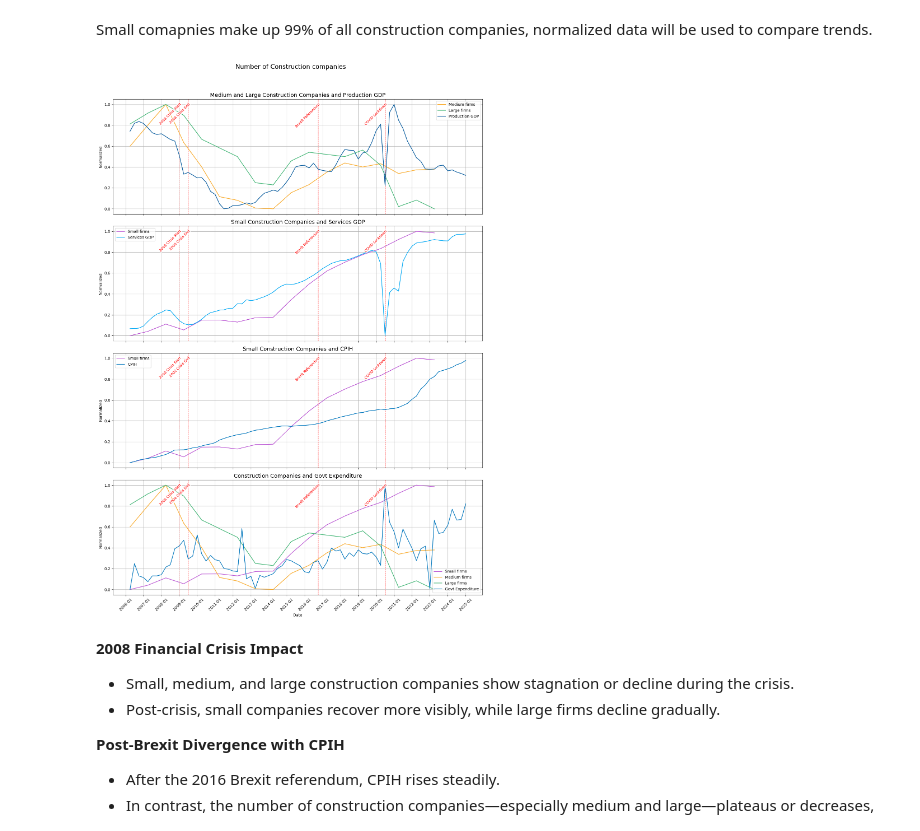
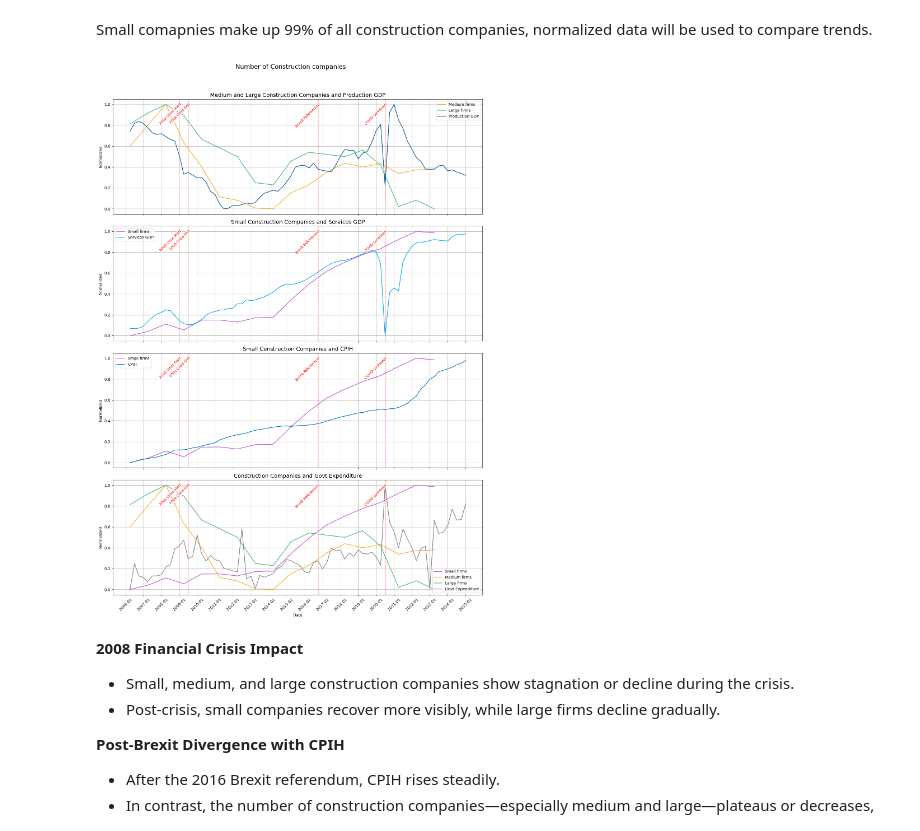
Before and after one commit to Alisa-Makhonina/Macroeconomic_indicators_vs_Construction_indicators, a Jupyter notebook: 4_Exploratory Data Analysis.ipynb, the cells around one changed output. Drawn from its saved outputs; the diff is of its cells as text; code cells hidden in the pictures.

```diff
--- a/4_Exploratory Data Analysis.ipynb
+++ b/4_Exploratory Data Analysis.ipynb
@@ -547,31 +547,31 @@ Small comapnies make up 99% of all construction companies, normalized data will
 # %%
 # Creating subplots for number of construction companies changes over time and Key economic Events
 plots_dict = {
     "Medium and Large Construction Companies and Production GDP": [
         ['Medium construction companies', 'Large construction companies', 'Production GDP'],
         ['Medium firms', 'Large firms', 'Production GDP'],
         ['#f9a825', '#3CB371', '#01579B']
     ],
     "Small Construction Companies and Services GDP": [
         ['Small construction companies', 'Services GDP'],
         ['Small firms', 'Services GDP'],
         ['#BA55D3', '#03A9F4']
     ],
     "Small Construction Companies and CPIH": [
         ['Small construction companies', 'CPIH'],
         ['Small firms', 'CPIH'],
         ['#BA55D3', '#0277bd']
     ],
     "Construction Companies and Govt Expenditure": [
         ['Small construction companies', 'Medium construction companies', 'Large construction companies', 'Govt Expenditure, £m'],
         ['Small firms', 'Medium firms', 'Large firms', 'Govt Expenditure'],
-        ['#BA55D3', '#f9a825', '#3CB371', '#0277bd']
+        ['#BA55D3', '#f9a825', '#3CB371', 'grey']
     ]
 }
 
 create_subplot_trends(pd.concat([df_q_norm, df_q_norm_add], axis=1, join='inner'), plots_dict, subtitle="Number of Construction companies")
 # %% [output]
-[figure, old version]
+[figure, new version]
 # %% [markdown]
 **2008 Financial Crisis Impact**
 
```
Also changed, not shown: parts of 1 cell of this notebook.
